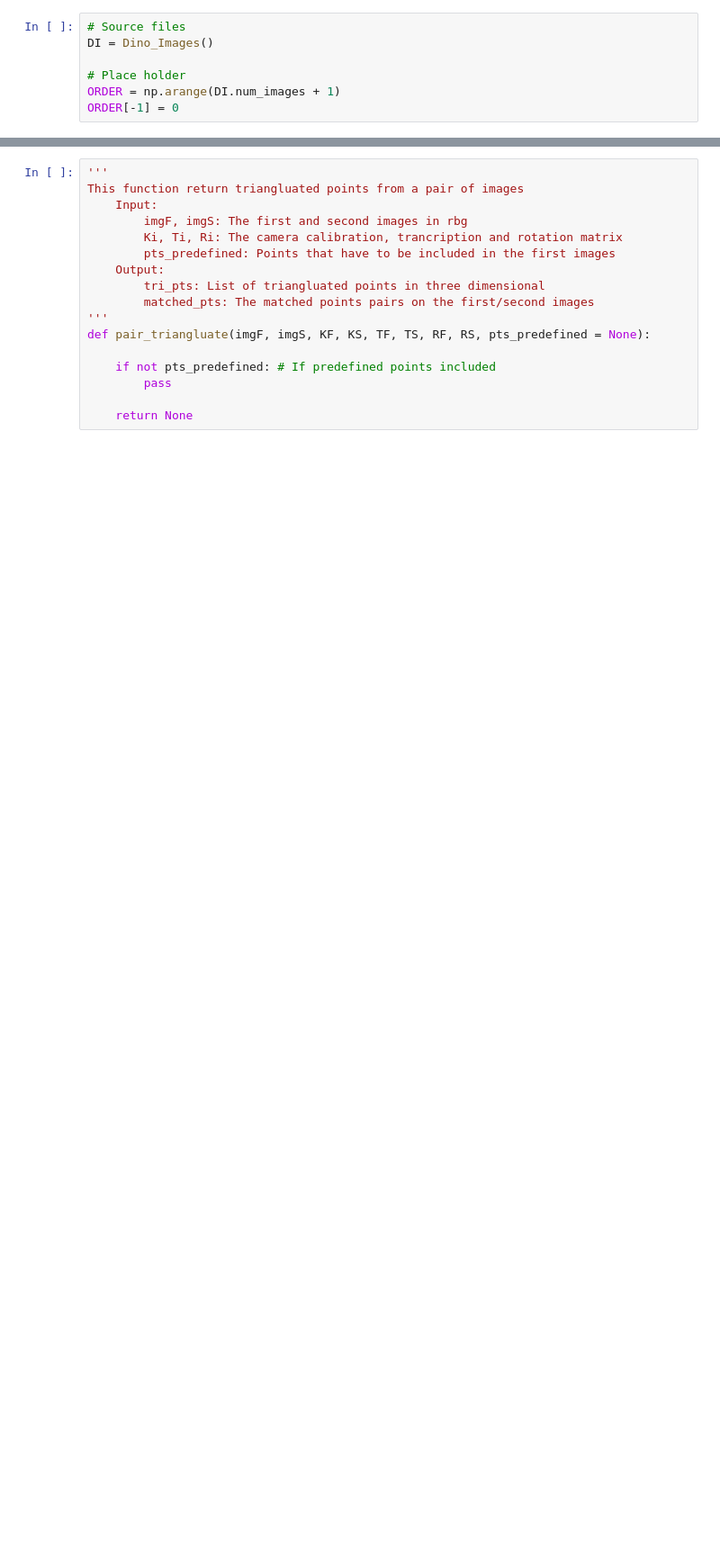
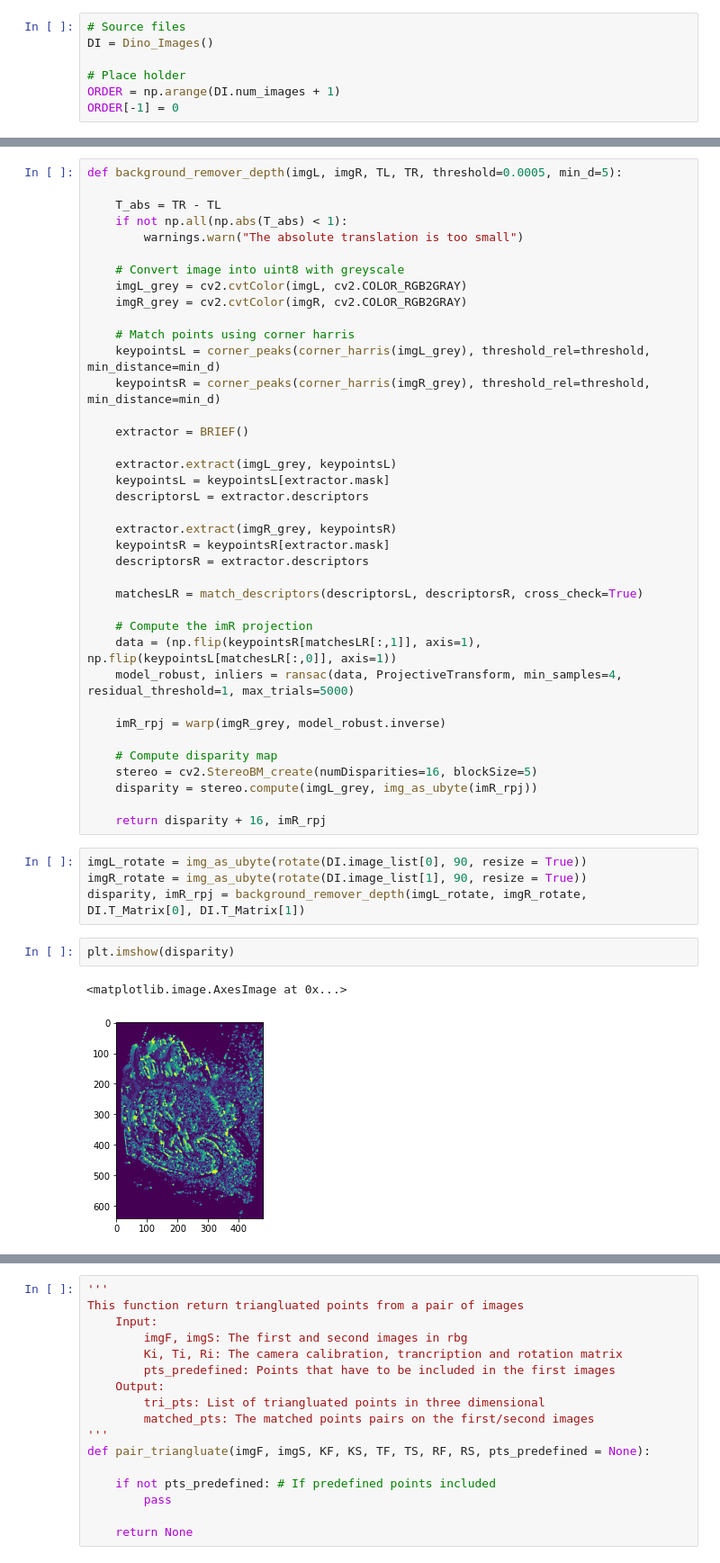
Before and after one commit to mingyuwoo98/volumetric-surface-reconstruction, a Jupyter notebook: jack.ipynb, the cells around one changed output, grey strips where cells are left out. Shown at 90% size. Cells and saved outputs as stored; diff of their text form; blank space fills up the shorter version.

Commit message:
Updating the report and background remover

```diff
--- a/jack.ipynb
+++ b/jack.ipynb
@@ -17,0 +33,47 @@ ORDER[-1] = 0
+# %%
+def background_remover_depth(imgL, imgR, TL, TR, threshold=0.0005, min_d=5):
+
+    T_abs = TR - TL
+    if not np.all(np.abs(T_abs) < 1):
+        warnings.warn("The absolute translation is too small")
+
+    # Convert image into uint8 with greyscale
+    imgL_grey = cv2.cvtColor(imgL, cv2.COLOR_RGB2GRAY)
+    imgR_grey = cv2.cvtColor(imgR, cv2.COLOR_RGB2GRAY)
+
+    # Match points using corner harris
+    keypointsL = corner_peaks(corner_harris(imgL_grey), threshold_rel=threshold, min_distance=min_d)
+    keypointsR = corner_peaks(corner_harris(imgR_grey), threshold_rel=threshold, min_distance=min_d)
+
+    extractor = BRIEF()
+
+    extractor.extract(imgL_grey, keypointsL)
+    keypointsL = keypointsL[extractor.mask]
+    descriptorsL = extractor.descriptors
+
+    extractor.extract(imgR_grey, keypointsR)
+    keypointsR = keypointsR[extractor.mask]
+    descriptorsR = extractor.descriptors
+
+    matchesLR = match_descriptors(descriptorsL, descriptorsR, cross_check=True)
+
+    # Compute the imR projection
+    data = (np.flip(keypointsR[matchesLR[:,1]], axis=1), np.flip(keypointsL[matchesLR[:,0]], axis=1))
+    model_robust, inliers = ransac(data, ProjectiveTransform, min_samples=4, residual_threshold=1, max_trials=5000)
+
+    imR_rpj = warp(imgR_grey, model_robust.inverse)
+
+    # Compute disparity map
+    stereo = cv2.StereoBM_create(numDisparities=16, blockSize=5)
+    disparity = stereo.compute(imgL_grey, img_as_ubyte(imR_rpj))
+
+    return disparity + 16, imR_rpj
+# %%
+imgL_rotate = img_as_ubyte(rotate(DI.image_list[0], 90, resize = True))
+imgR_rotate = img_as_ubyte(rotate(DI.image_list[1], 90, resize = True))
+disparity, imR_rpj = background_remover_depth(imgL_rotate, imgR_rotate, DI.T_Matrix[0], DI.T_Matrix[1])
+# %%
+plt.imshow(disparity)
+# %% [output]
+<matplotlib.image.AxesImage at 0x...>
+[figure, added]
```
Also changed, not shown: parts of 7 cells of this notebook, 1 other file.
